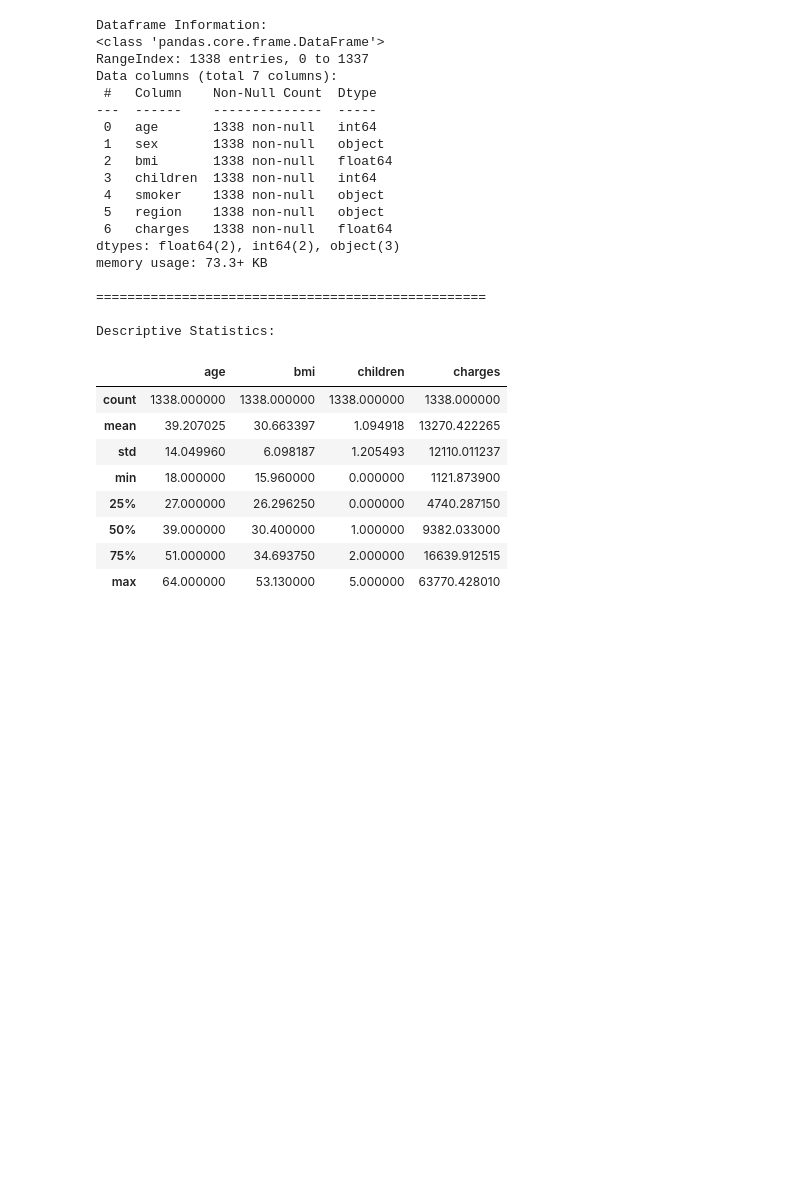
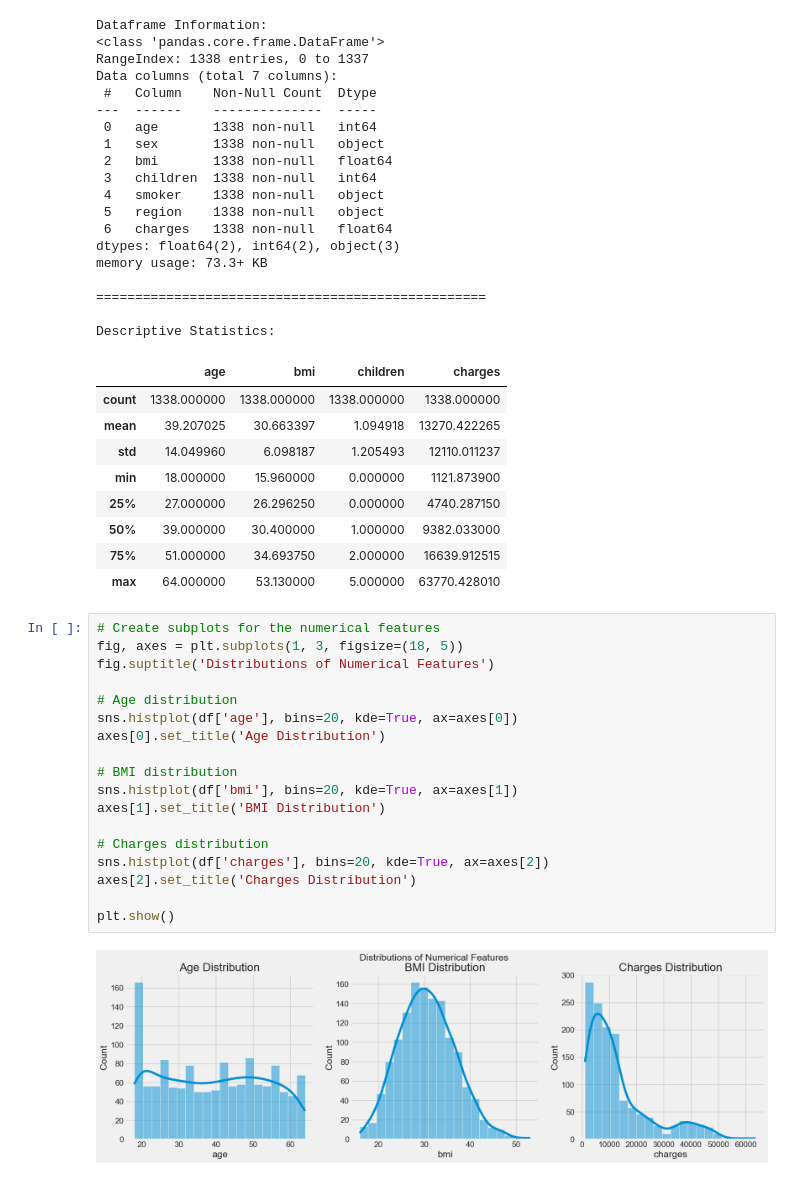
Before and after one commit to kotharisoumil/Medical-Cost-Regression-Project, a Jupyter notebook: MedicalCost.ipynb, the cells around one changed output. Cells and saved outputs as stored; diff of their text form; blank space fills up the shorter version.

```diff
--- a/MedicalCost.ipynb
+++ b/MedicalCost.ipynb
@@ -63,3 +68,23 @@ Descriptive Statistics:
 | 50% | 39.000000 | 30.400000 | 1.000000 | 9382.033000 |
 | 75% | 51.000000 | 34.693750 | 2.000000 | 16639.912515 |
 | max | 64.000000 | 53.130000 | 5.000000 | 63770.428010 |
+# %%
+# Create subplots for the numerical features
+fig, axes = plt.subplots(1, 3, figsize=(18, 5))
+fig.suptitle('Distributions of Numerical Features')
+
+# Age distribution
+sns.histplot(df['age'], bins=20, kde=True, ax=axes[0])
+axes[0].set_title('Age Distribution')
+
+# BMI distribution
+sns.histplot(df['bmi'], bins=20, kde=True, ax=axes[1])
+axes[1].set_title('BMI Distribution')
+
+# Charges distribution
+sns.histplot(df['charges'], bins=20, kde=True, ax=axes[2])
+axes[2].set_title('Charges Distribution')
+
+plt.show()
+# %% [output]
+[figure, added]
```
Also changed, not shown: parts of 6 cells of this notebook.
